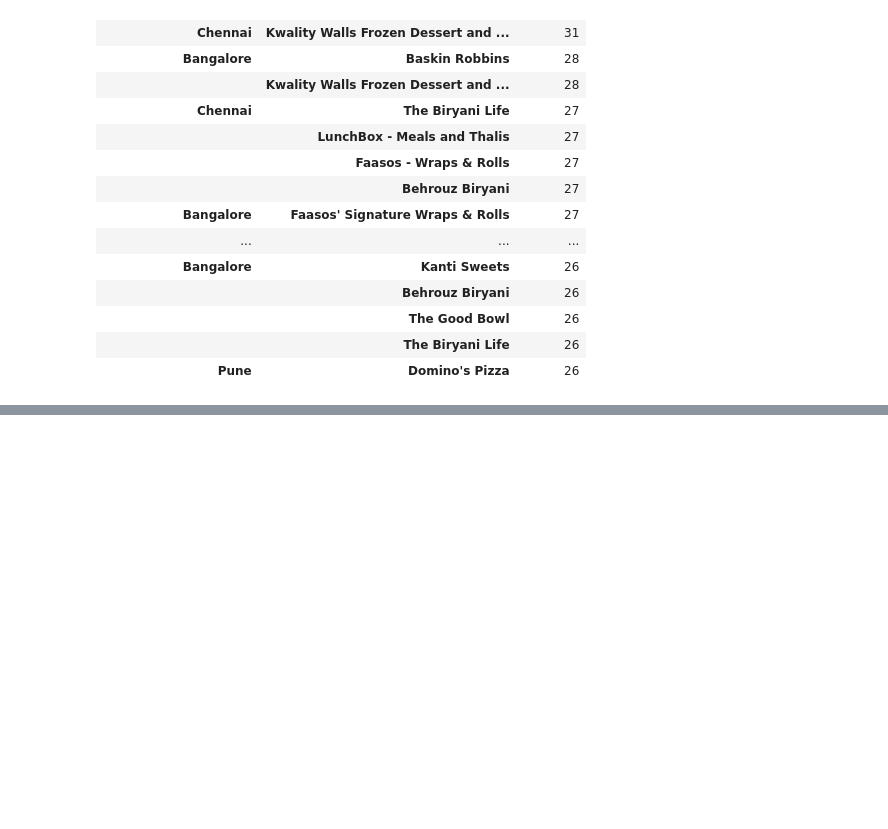
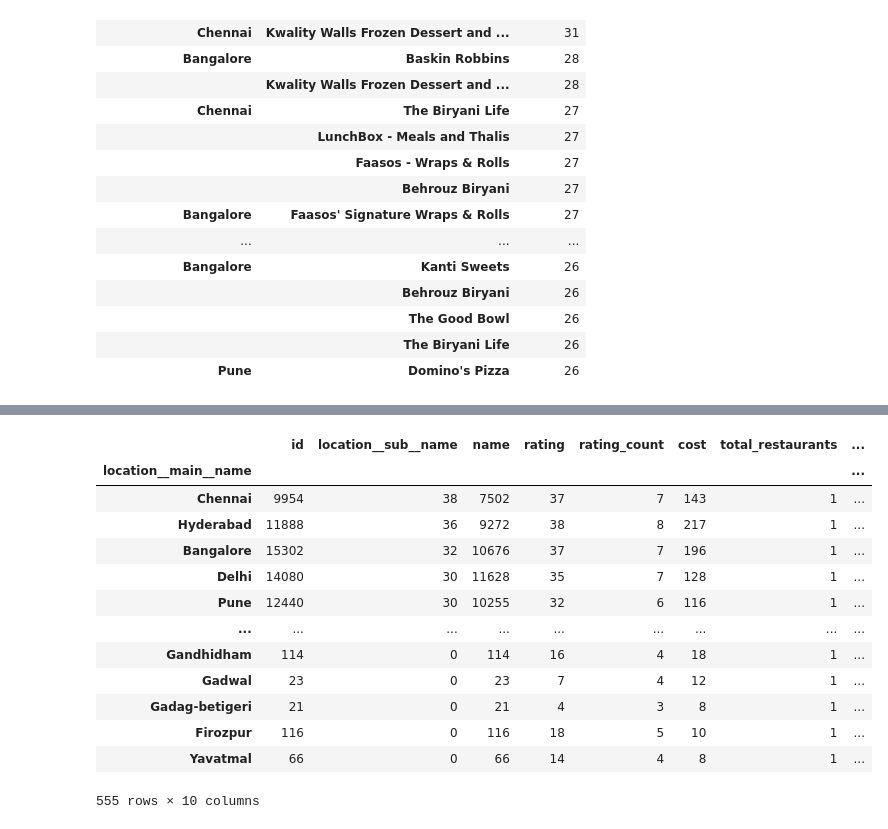
Before and after one commit to mm-reza/Hack-a-thon-GeeksforGeeks, a Jupyter notebook: Swiggy_data_analysis.ipynb, the cells around one changed output, grey strips where cells are left out. Cells and saved outputs as stored; diff of their text form; code cells hidden in the pictures; blank space fills up the shorter version.

```diff
--- a/Swiggy_data_analysis.ipynb
+++ b/Swiggy_data_analysis.ipynb
@@ -683,3 +737,5 @@ grouped_df_patna.sort_values(by='num_ratings', ascending=False).head(50)
 | chappan Bhog | 300.0 | 3.8 | 500 | 1 |
 # %% [markdown]
 ## Extra Analysis
+# %%
+cleaned_df.location__main__name.replace(['Noida-1','Noida'],'Noida',inplace=True)
@@ -811,0 +869,18 @@ city_dataset[city_dataset['outlates'] > 25].sort_values(by='outlates', ascending
+# %%
+city_info = cleaned_df.groupby(['location__main__name']).nunique().sort_values(by= 'location__sub__name', ascending=False)
+city_info
+# %% [output]
+|  | id | location__sub__name | name | rating | rating_count | cost | total_restaurants | ... |
+| location__main__name |  |  |  |  |  |  |  | ... |
+| Chennai | 9954 | 38 | 7502 | 37 | 7 | 143 | 1 | ... |
+| Hyderabad | 11888 | 36 | 9272 | 38 | 8 | 217 | 1 | ... |
+| Bangalore | 15302 | 32 | 10676 | 37 | 7 | 196 | 1 | ... |
+| Delhi | 14080 | 30 | 11628 | 35 | 7 | 128 | 1 | ... |
+| Pune | 12440 | 30 | 10255 | 32 | 6 | 116 | 1 | ... |
+| ... | ... | ... | ... | ... | ... | ... | ... | ... |
+| Gandhidham | 114 | 0 | 114 | 16 | 4 | 18 | 1 | ... |
+| Gadwal | 23 | 0 | 23 | 7 | 4 | 12 | 1 | ... |
+| Gadag-betigeri | 21 | 0 | 21 | 4 | 3 | 8 | 1 | ... |
+| Firozpur | 116 | 0 | 116 | 18 | 5 | 10 | 1 | ... |
+| Yavatmal | 66 | 0 | 66 | 14 | 4 | 8 | 1 | ... |
+555 rows × 10 columns
```
Also changed, not shown: parts of 24 cells of this notebook.
